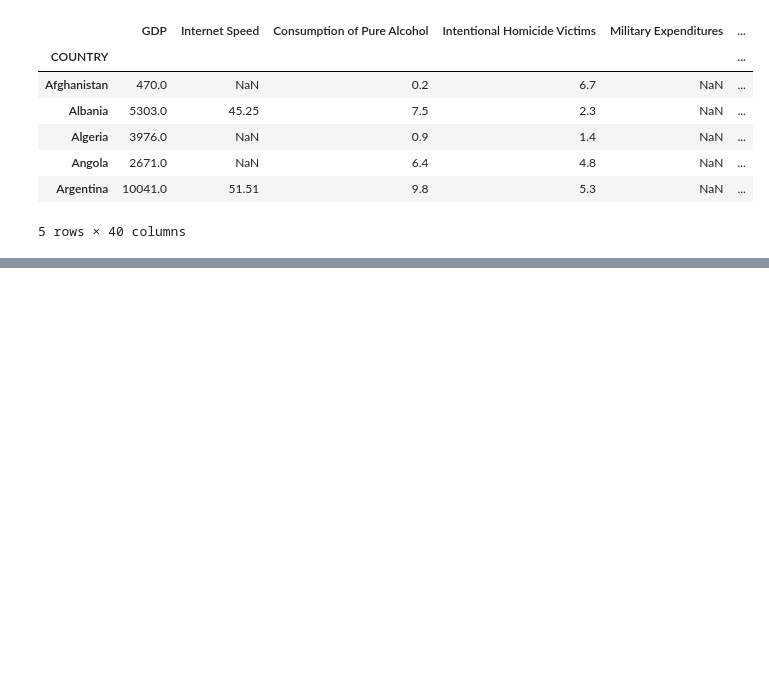
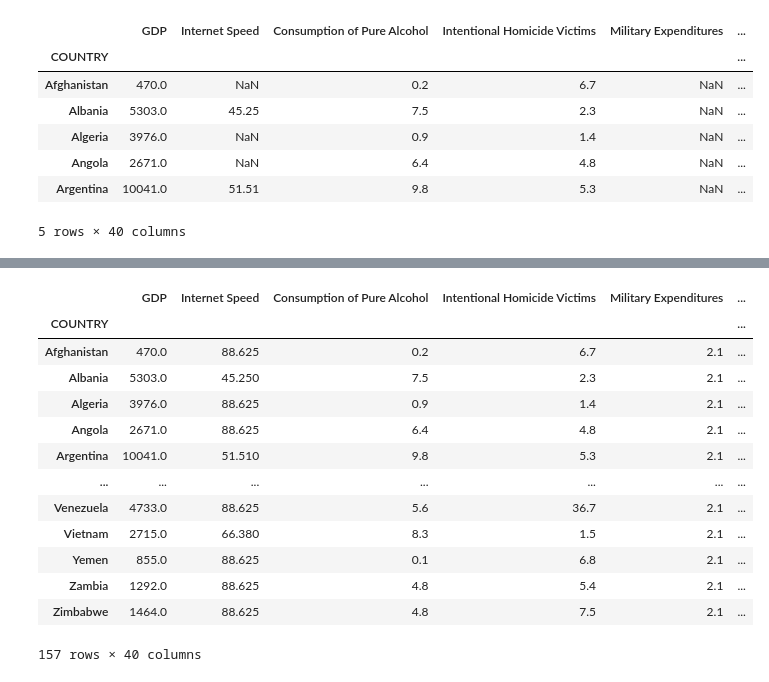
Before and after one commit to XinyuR1/IFT-3700-Devoir-2, a Jupyter notebook: Devoir 2.1 - Collecte des données.ipynb, the cells around one changed output, grey strips where cells are left out. Saved outputs shown, nothing was run; the diff lists cells and outputs as text; code cells hidden in the pictures; blank space fills up the shorter version.

```diff
--- a/Devoir 2.1 - Collecte des données.ipynb
+++ b/Devoir 2.1 - Collecte des données.ipynb
@@ -335,0 +378,7 @@ data.head()
+# %%
+bool_df = pd.DataFrame(columns=column_names[1:])
+
+for i in range(data.shape[0]):
+    bool_df = bool_df.append(pd.isnull(data.iloc[i,:]))
+
+bool_df.head()
@@ -335,0 +419,28 @@ data.head()
+# %%
+# "data" represents the data of dataA.csv (countries are indexes)
+# Start compiling here!
+dataB_median = data.copy()
+
+for i in range(dataB_median.shape[0]):
+    for j in range(dataB_median.shape[1]):
+        # If the cell contains nan
+        if bool_df.iloc[i,j]:
+            # Replace nan with the j-th median
+            dataB_median.iloc[i,j] = data.iloc[:,j].median()
+
+dataB_median
+# %% [output]
+|  | GDP | Internet Speed | Consumption of Pure Alcohol | Intentional Homicide Victims | Military Expenditures | ... |
+| COUNTRY |  |  |  |  |  | ... |
+| Afghanistan | 470.0 | 88.625 | 0.2 | 6.7 | 2.1 | ... |
+| Albania | 5303.0 | 45.250 | 7.5 | 2.3 | 2.1 | ... |
+| Algeria | 3976.0 | 88.625 | 0.9 | 1.4 | 2.1 | ... |
+| Angola | 2671.0 | 88.625 | 6.4 | 4.8 | 2.1 | ... |
+| Argentina | 10041.0 | 51.510 | 9.8 | 5.3 | 2.1 | ... |
+| ... | ... | ... | ... | ... | ... | ... |
+| Venezuela | 4733.0 | 88.625 | 5.6 | 36.7 | 2.1 | ... |
+| Vietnam | 2715.0 | 66.380 | 8.3 | 1.5 | 2.1 | ... |
+| Yemen | 855.0 | 88.625 | 0.1 | 6.8 | 2.1 | ... |
+| Zambia | 1292.0 | 88.625 | 4.8 | 5.4 | 2.1 | ... |
+| Zimbabwe | 1464.0 | 88.625 | 4.8 | 7.5 | 2.1 | ... |
+157 rows × 40 columns
```
Also changed, not shown: parts of 26 cells of this notebook, 3 other files.
